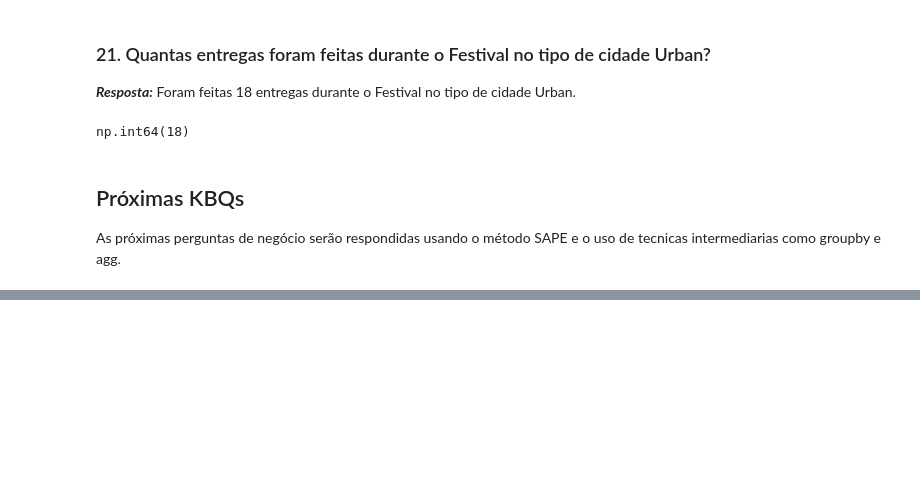
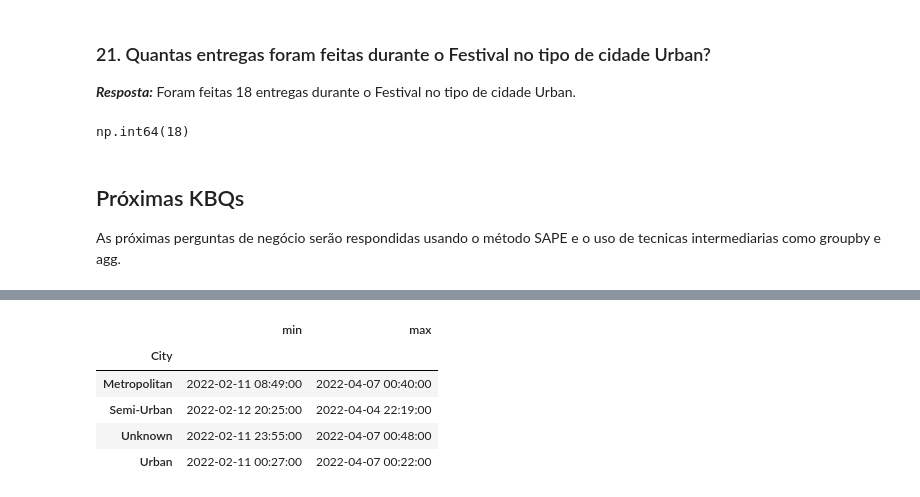
Before and after one commit to luc457x/CDS-PA, a Jupyter notebook: notebook.ipynb, the cells around one changed output, grey strips where cells are left out. Saved outputs shown, nothing was run; the diff lists cells and outputs as text; code cells hidden in the pictures; blank space fills up the shorter version.

```diff
--- a/notebook.ipynb
+++ b/notebook.ipynb
@@ -581,2 +667,14 @@ As próximas perguntas de negócio serão respondidas usando o método SAPE e o
+# %%
+# SAída: DataFrame com a primeira e a última data de entrega por cada tipo de cidade
+# Processo: Agrupar as entregas por tipo de cidade e recuperar a primeira e a última data de entrega
+# Entrada: DataFrame com os dados limpos
+df_clear.groupby("City")["Time_Order_delivered"].agg(["min", "max"])
+# %% [output]
+|  | min | max |
+| City |  |  |
+| Metropolitan | 2022-02-11 08:49:00 | 2022-04-07 00:40:00 |
+| Semi-Urban | 2022-02-12 20:25:00 | 2022-04-04 22:19:00 |
+| Unknown | 2022-02-11 23:55:00 | 2022-04-07 00:48:00 |
+| Urban | 2022-02-11 00:27:00 | 2022-04-07 00:22:00 |
 # %% [markdown]
 ### 5. Qual a média de avaliações das entregas feitas por condições climáticas?
```
Also changed, not shown: parts of 21 cells of this notebook.
